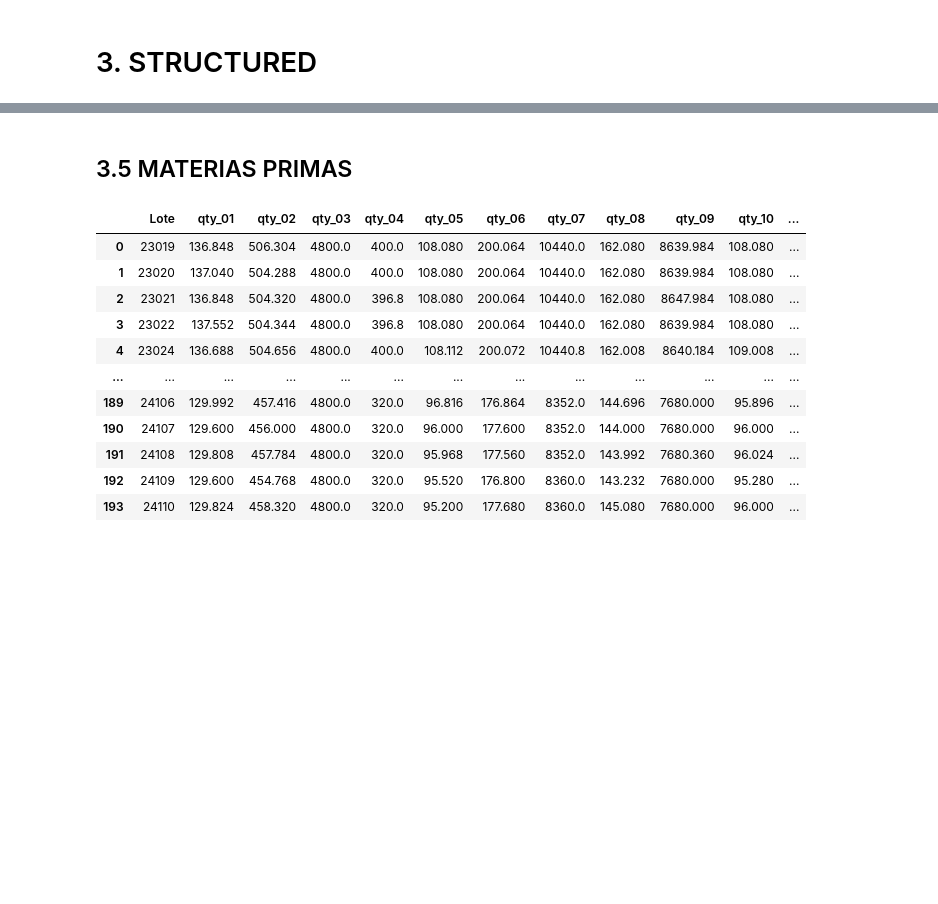
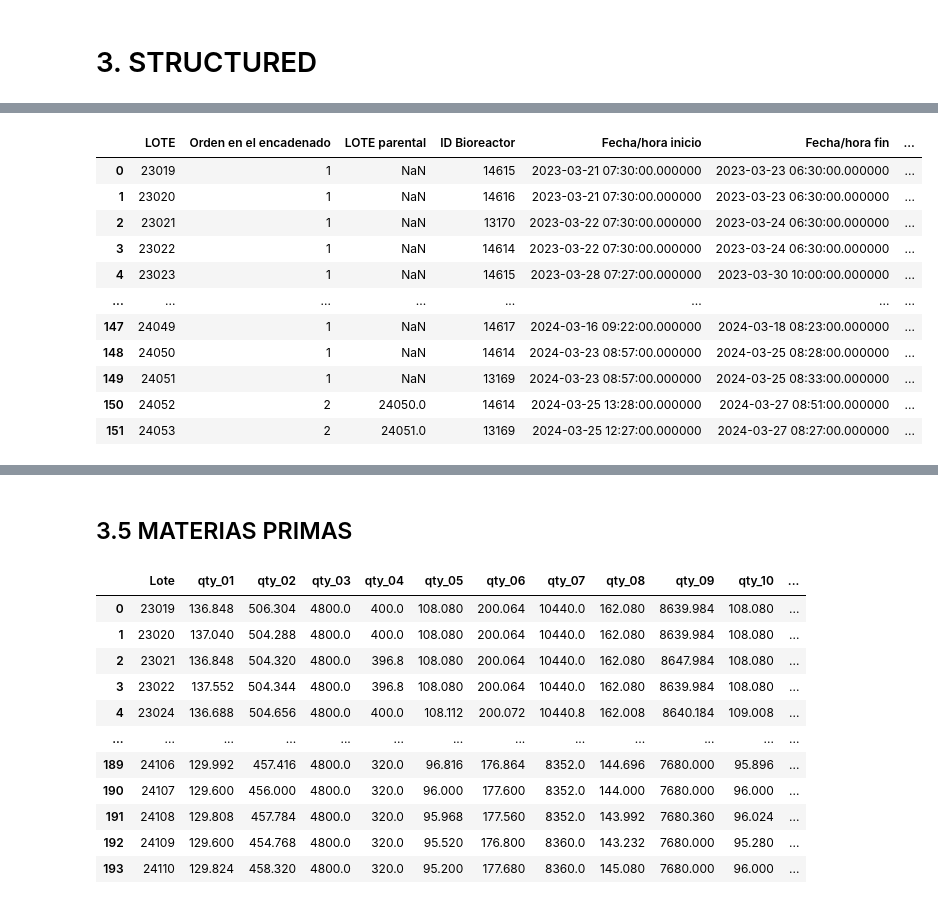
Before and after one commit to data4selles/UniversityHack2024, a Jupyter notebook: notebooks/03_structured.ipynb, the cells around one changed output, grey strips where cells are left out. Cells and saved outputs as stored; diff of their text form; code cells hidden in the pictures; blank space fills up the shorter version.

```diff
--- a/notebooks/03_structured.ipynb
+++ b/notebooks/03_structured.ipynb
@@ -8,0 +36,96 @@ path_structured = 'C:\\Users\\anton\\OneDrive\\Documentos\\GitHub\\UniversityHac
+# %%
+query = '''
+    SELECT
+        l.*,
+        AVG(b.Agitation_PV) AS avg_Agitation_PV,
+        MIN(b.Agitation_PV) AS min_Agitation_PV,
+        MAX(b.Agitation_PV) AS max_Agitation_PV,
+
+        AVG(b.Air_Sparge_PV) AS avg_Air_Sparge_PV,
+        MIN(b.Air_Sparge_PV) AS min_Air_Sparge_PV,
+        MAX(b.Air_Sparge_PV) AS max_Air_Sparge_PV,
+
+        AVG(b.Biocontainer_Pressure_PV) AS avg_Biocontainer_Pressure_PV,
+        MIN(b.Biocontainer_Pressure_PV) AS min_Biocontainer_Pressure_PV,
+        MAX(b.Biocontainer_Pressure_PV) AS max_Biocontainer_Pressure_PV,
+
+        AVG(b.DO_1_PV) AS avg_DO_1_PV,
+        MIN(b.DO_1_PV) AS min_DO_1_PV,
+        MAX(b.DO_1_PV) AS max_DO_1_PV,
+
+        AVG(b.DO_2_PV) AS avg_DO_2_PV,
+        MIN(b.DO_2_PV) AS min_DO_2_PV,
+        MAX(b.DO_2_PV) AS max_DO_2_PV,
+
+        AVG(b.Gas_Overlay_PV) AS avg_Gas_Overlay_PV,
+        MIN(b.Gas_Overlay_PV) AS min_Gas_Overlay_PV,
+        MAX(b.Gas_Overlay_PV) AS max_Gas_Overlay_PV,
+
+        AVG(b.Load_Cell_Net_PV) AS avg_Load_Cell_Net_PV,
+        MIN(b.Load_Cell_Net_PV) AS min_Load_Cell_Net_PV,
+        MAX(b.Load_Cell_Net_PV) AS max_Load_Cell_Net_PV,
+
+        AVG(b.pH_1_PV) AS avg_pH_1_PV,
+        MIN(b.pH_1_PV) AS min_pH_1_PV,
+        MAX(b.pH_1_PV) AS max_pH_1_PV,
+
+        AVG(b.pH_2_PV) AS avg_pH_2_PV,
+        MIN(b.pH_2_PV) AS min_pH_2_PV,
+        MAX(b.pH_2_PV) AS max_pH_2_PV,
+
+        AVG(b.PUMP_1_PV) AS avg_PUMP_1_PV,
+        MIN(b.PUMP_1_PV) AS min_PUMP_1_PV,
+        MAX(b.PUMP_1_PV) AS max_PUMP_1_PV,
+
+        AVG(b.PUMP_1_TOTAL) AS avg_PUMP_1_TOTAL,
+        MIN(b.PUMP_1_TOTAL) AS min_PUMP_1_TOTAL,
+        MAX(b.PUMP_1_TOTAL) AS max_PUMP_1_TOTAL,
+
+        AVG(b.PUMP_2_PV) AS avg_PUMP_2_PV,
+        MIN(b.PUMP_2_PV) AS min_PUMP_2_PV,
+        MAX(b.PUMP_2_PV) AS max_PUMP_2_PV,
+
+        AVG(b.PUMP_2_TOTAL) AS avg_PUMP_2_TOTAL,
+        MIN(b.PUMP_2_TOTAL) AS min_PUMP_2_TOTAL,
+        MAX(b.PUMP_2_TOTAL) AS max_PUMP_2_TOTAL,
+
+        AVG(b.Single_Use_DO_PV) AS avg_Single_Use_DO_PV,
+        MIN(b.Single_Use_DO_PV) AS min_Single_Use_DO_PV,
+        MAX(b.Single_Use_DO_PV) AS max_Single_Use_DO_PV,
+
+        AVG(b.Single_Use_pH_PV) AS avg_Single_Use_pH_PV,
+        MIN(b.Single_Use_pH_PV) AS min_Single_Use_pH_PV,
+        MAX(b.Single_Use_pH_PV) AS max_Single_Use_pH_PV,
+
+        AVG(b.Temperatura_PV) AS avg_Temperatura_PV,
+        MIN(b.Temperatura_PV) AS min_Temperatura_PV,
+        MAX(b.Temperatura_PV) AS max_Temperatura_PV
+    FROM
+        df_cultivo_02 l
+    LEFT JOIN
+        df_biograndes_02 b
+    ON
+        l."ID Bioreactor" = b.Numero_Biorreactor
+        AND b.DateTime BETWEEN l."Fecha/hora inicio" AND l."Fecha/hora fin"
+    GROUP BY
+        l."LOTE";
+'''
+
+# Ejecutar la consulta
+df_bio_metrics = psql.sqldf(query, locals())
+
+# Ver el resultado
+display(df_bio_metrics)
+# %% [output]
+|  | LOTE | Orden en el encadenado | LOTE parental | ID Bioreactor | Fecha/hora inicio | Fecha/hora fin | ... |
+| 0 | 23019 | 1 | NaN | 14615 | 2023-03-21 07:30:00.000000 | 2023-03-23 06:30:00.000000 | ... |
+| 1 | 23020 | 1 | NaN | 14616 | 2023-03-21 07:30:00.000000 | 2023-03-23 06:30:00.000000 | ... |
+| 2 | 23021 | 1 | NaN | 13170 | 2023-03-22 07:30:00.000000 | 2023-03-24 06:30:00.000000 | ... |
+| 3 | 23022 | 1 | NaN | 14614 | 2023-03-22 07:30:00.000000 | 2023-03-24 06:30:00.000000 | ... |
+| 4 | 23023 | 1 | NaN | 14615 | 2023-03-28 07:27:00.000000 | 2023-03-30 10:00:00.000000 | ... |
+| ... | ... | ... | ... | ... | ... | ... | ... |
+| 147 | 24049 | 1 | NaN | 14617 | 2024-03-16 09:22:00.000000 | 2024-03-18 08:23:00.000000 | ... |
+| 148 | 24050 | 1 | NaN | 14614 | 2024-03-23 08:57:00.000000 | 2024-03-25 08:28:00.000000 | ... |
+| 149 | 24051 | 1 | NaN | 13169 | 2024-03-23 08:57:00.000000 | 2024-03-25 08:33:00.000000 | ... |
+| 150 | 24052 | 2 | 24050.0 | 14614 | 2024-03-25 13:28:00.000000 | 2024-03-27 08:51:00.000000 | ... |
+| 151 | 24053 | 2 | 24051.0 | 13169 | 2024-03-25 12:27:00.000000 | 2024-03-27 08:27:00.000000 | ... |
```
Also changed, not shown: parts of 18 cells of this notebook, 59 other files.
